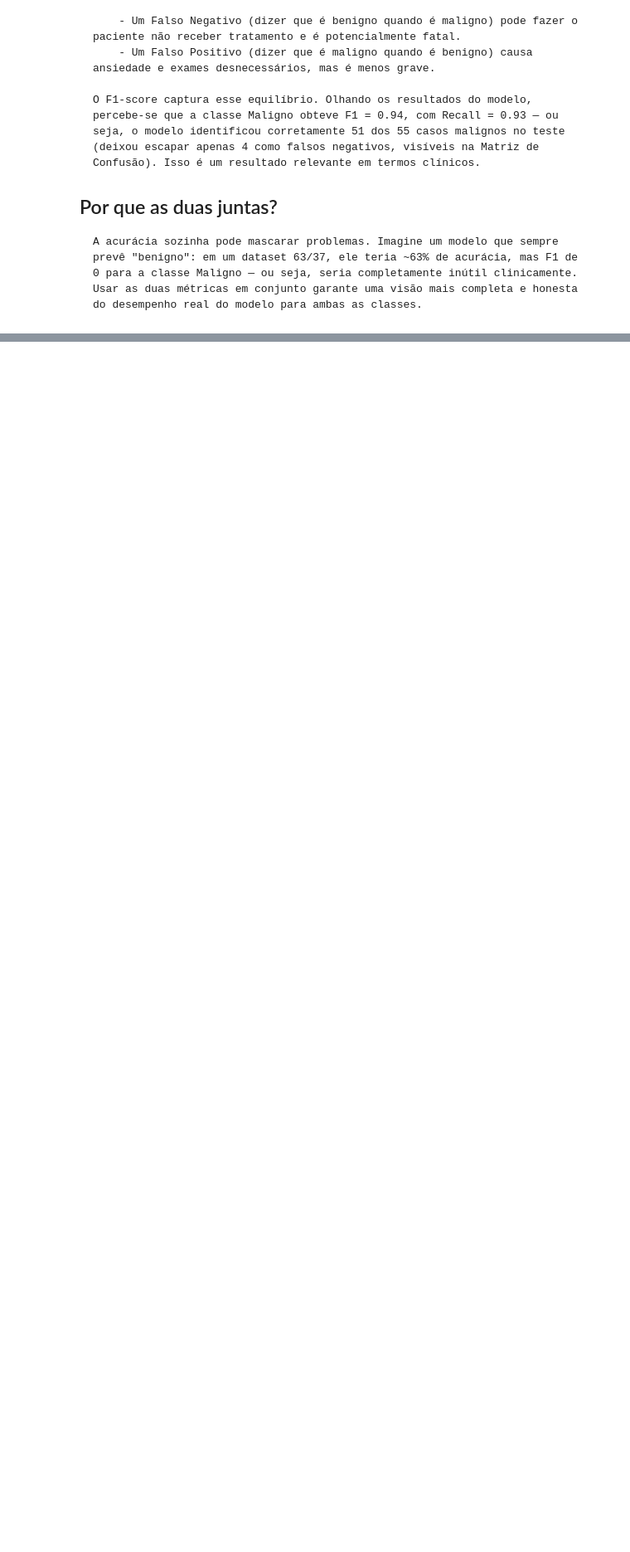
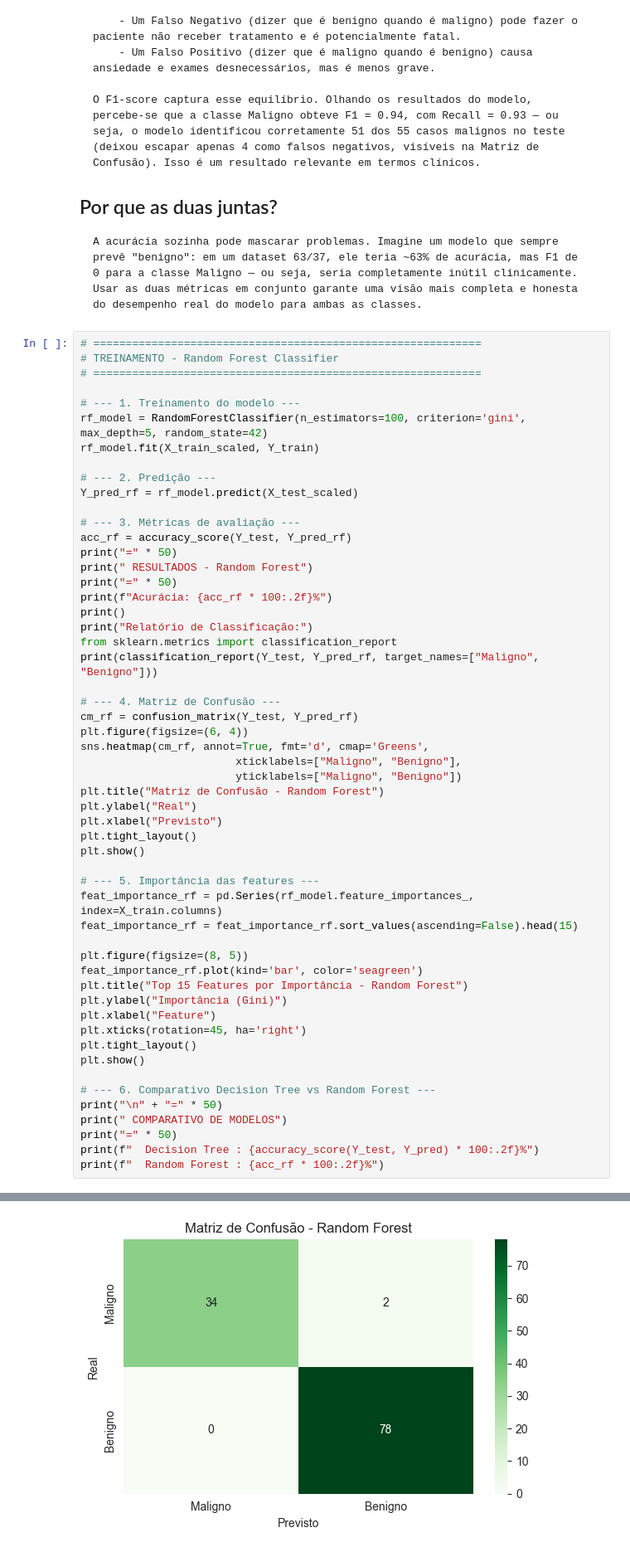
Before and after one commit to JefersonFurtado/IA_TECH_FIAP, a Jupyter notebook: techChalleng.ipynb, the cells around one changed output, grey strips where cells are left out. Shown at 83% size. Saved outputs shown, nothing was run; the diff lists cells and outputs as text; blank space fills up the shorter version.

```diff
--- a/techChalleng.ipynb
+++ b/techChalleng.ipynb
@@ -366,3 +372,58 @@ weighted avg       0.94      0.94      0.94       114
 
 ## Por que as duas juntas?
     A acurácia sozinha pode mascarar problemas. Imagine um modelo que sempre prevê "benigno": em um dataset 63/37, ele teria ~63% de acurácia, mas F1 de 0 para a classe Maligno — ou seja, seria completamente inútil clinicamente. Usar as duas métricas em conjunto garante uma visão mais completa e honesta do desempenho real do modelo para ambas as classes.
+# %%
+# ============================================================
+# TREINAMENTO - Random Forest Classifier
+# ============================================================
+
+# --- 1. Treinamento do modelo ---
+rf_model = RandomForestClassifier(n_estimators=100, criterion='gini', max_depth=5, random_state=42)
+rf_model.fit(X_train_scaled, Y_train)
+
+# --- 2. Predição ---
+Y_pred_rf = rf_model.predict(X_test_scaled)
+
+# --- 3. Métricas de avaliação ---
+acc_rf = accuracy_score(Y_test, Y_pred_rf)
+print("=" * 50)
+print(" RESULTADOS - Random Forest")
+print("=" * 50)
+print(f"Acurácia: {acc_rf * 100:.2f}%")
+print()
+print("Relatório de Classificação:")
+from sklearn.metrics import classification_report
+print(classification_report(Y_test, Y_pred_rf, target_names=["Maligno", "Benigno"]))
+
+# --- 4. Matriz de Confusão ---
+cm_rf = confusion_matrix(Y_test, Y_pred_rf)
+plt.figure(figsize=(6, 4))
+sns.heatmap(cm_rf, annot=True, fmt='d', cmap='Greens',
+                        xticklabels=["Maligno", "Benigno"],
+                        yticklabels=["Maligno", "Benigno"])
+plt.title("Matriz de Confusão - Random Forest")
+plt.ylabel("Real")
+plt.xlabel("Previsto")
+plt.tight_layout()
+plt.show()
+
+# --- 5. Importância das features ---
+feat_importance_rf = pd.Series(rf_model.feature_importances_, index=X_train.columns)
+feat_importance_rf = feat_importance_rf.sort_values(ascending=False).head(15)
+
+plt.figure(figsize=(8, 5))
+feat_importance_rf.plot(kind='bar', color='seagreen')
+plt.title("Top 15 Features por Importância - Random Forest")
+plt.ylabel("Importância (Gini)")
+plt.xlabel("Feature")
+plt.xticks(rotation=45, ha='right')
+plt.tight_layout()
+plt.show()
+
+# --- 6. Comparativo Decision Tree vs Random Forest ---
+print("\n" + "=" * 50)
+print(" COMPARATIVO DE MODELOS")
+print("=" * 50)
+print(f"  Decision Tree : {accuracy_score(Y_test, Y_pred) * 100:.2f}%")
+print(f"  Random Forest : {acc_rf * 100:.2f}%")
+# %% [output]
@@ -368,0 +444 @@ weighted avg       0.94      0.94      0.94       114
+[figure, added]
```
Also changed, not shown: parts of 13 cells of this notebook, 1 other file.
